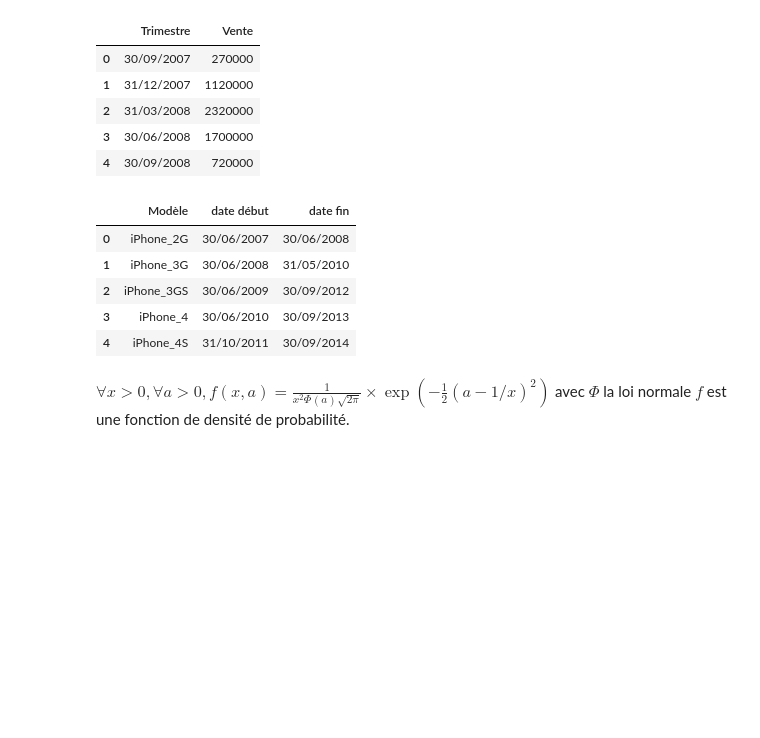
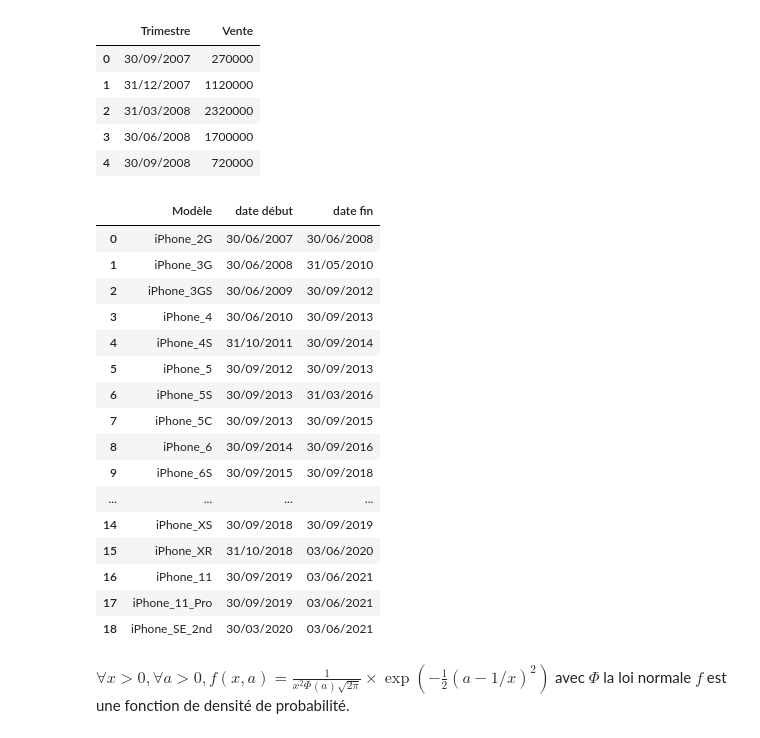
Before and after one commit to usernamedjpris/obsolescence_prediction, a Jupyter notebook: ventes par modèle.ipynb, the cells around one changed output. Saved outputs shown, nothing was run; the diff lists cells and outputs as text; code cells hidden in the pictures; blank space fills up the shorter version.

```diff
--- a/ventes par modèle.ipynb
+++ b/ventes par modèle.ipynb
@@ -24,14 +25,25 @@ vente.head()
 | 3 | 30/06/2008 | 1700000 |
 | 4 | 30/09/2008 | 720000 |
 # %%
-gantt.head()
+gantt
 # %% [output]
 |  | Modèle | date début | date fin |
 | 0 | iPhone_2G | 30/06/2007 | 30/06/2008 |
 | 1 | iPhone_3G | 30/06/2008 | 31/05/2010 |
 | 2 | iPhone_3GS | 30/06/2009 | 30/09/2012 |
 | 3 | iPhone_4 | 30/06/2010 | 30/09/2013 |
 | 4 | iPhone_4S | 31/10/2011 | 30/09/2014 |
+| 5 | iPhone_5 | 30/09/2012 | 30/09/2013 |
+| 6 | iPhone_5S | 30/09/2013 | 31/03/2016 |
+| 7 | iPhone_5C | 30/09/2013 | 30/09/2015 |
+| 8 | iPhone_6 | 30/09/2014 | 30/09/2016 |
+| 9 | iPhone_6S | 30/09/2015 | 30/09/2018 |
+| ... | ... | ... | ... |
+| 14 | iPhone_XS | 30/09/2018 | 30/09/2019 |
+| 15 | iPhone_XR | 31/10/2018 | 03/06/2020 |
+| 16 | iPhone_11 | 30/09/2019 | 03/06/2021 |
+| 17 | iPhone_11_Pro | 30/09/2019 | 03/06/2021 |
+| 18 | iPhone_SE_2nd | 30/03/2020 | 03/06/2021 |
 # %%
 debut = [datetime.date(int(d.split("/")[2]),int(d.split("/")[1]),int(d.split("/")[0])) for d in gantt["date début"]]
 # %%
```
Also changed, not shown: parts of 4 cells of this notebook.
